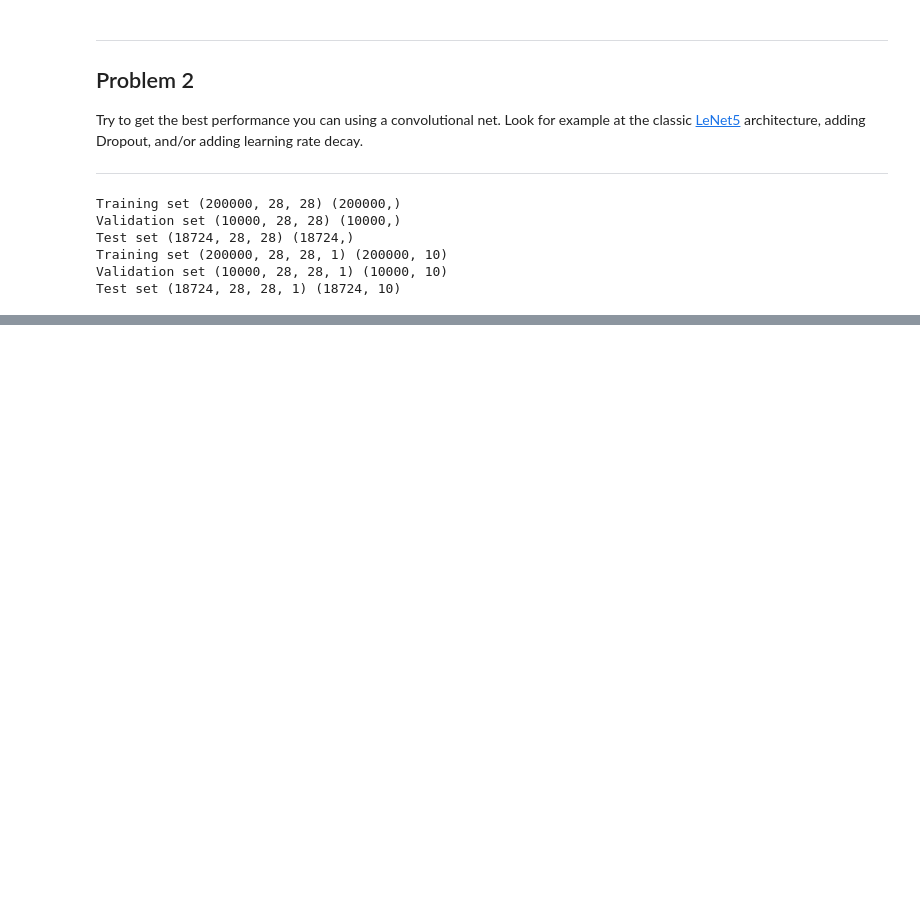
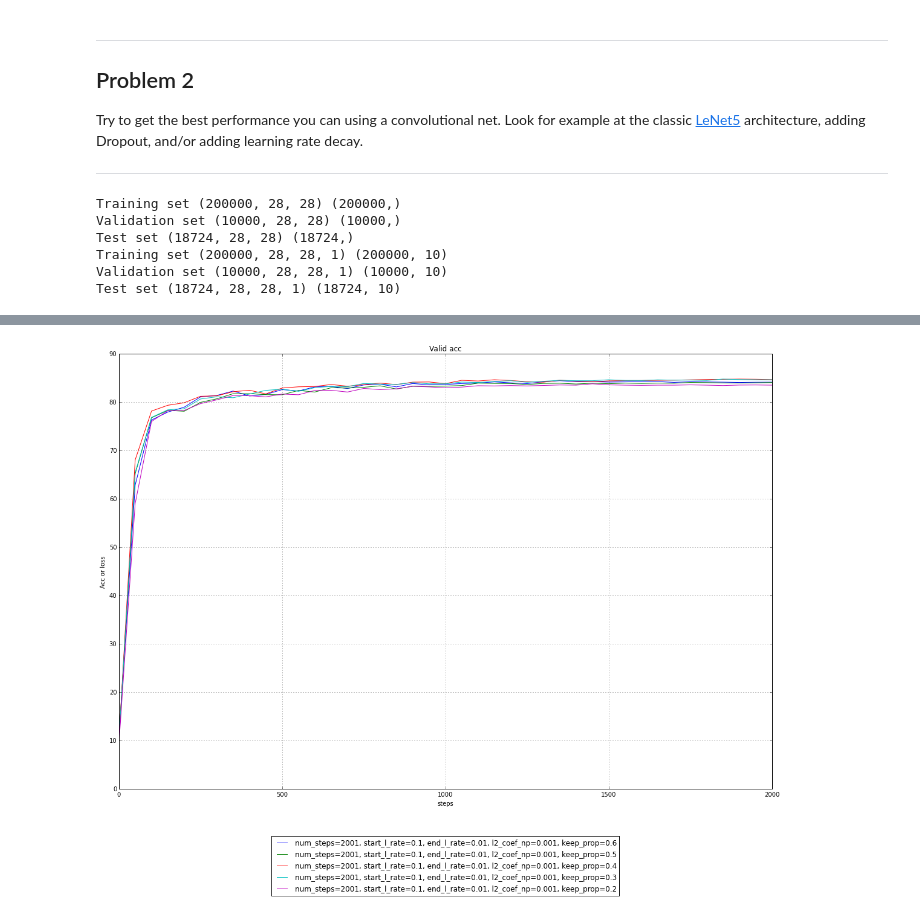
Before and after one commit to sambrego/tensorflow, a Jupyter notebook: tensorflow/examples/udacity/4_convolutions.ipynb, the cells around one changed output, grey strips where cells are left out. Saved outputs shown, nothing was run; the diff lists cells and outputs as text; code cells hidden in the pictures; blank space fills up the shorter version.

```diff
--- a/tensorflow/examples/udacity/4_convolutions.ipynb
+++ b/tensorflow/examples/udacity/4_convolutions.ipynb
@@ -811,0 +901,4 @@ KeyboardInterrupt:
+# %%
+its_my_plot(xy_list[4:],label_list[4:],0,'Valid acc')
+# %% [output]
+[figure, added]
```
Also changed, not shown: parts of 7 cells of this notebook.
